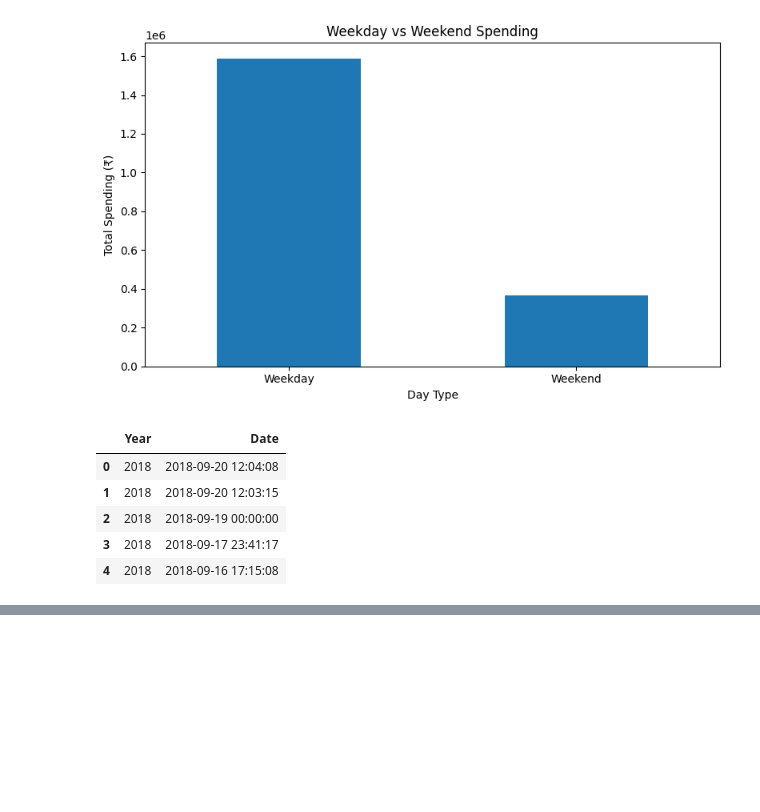
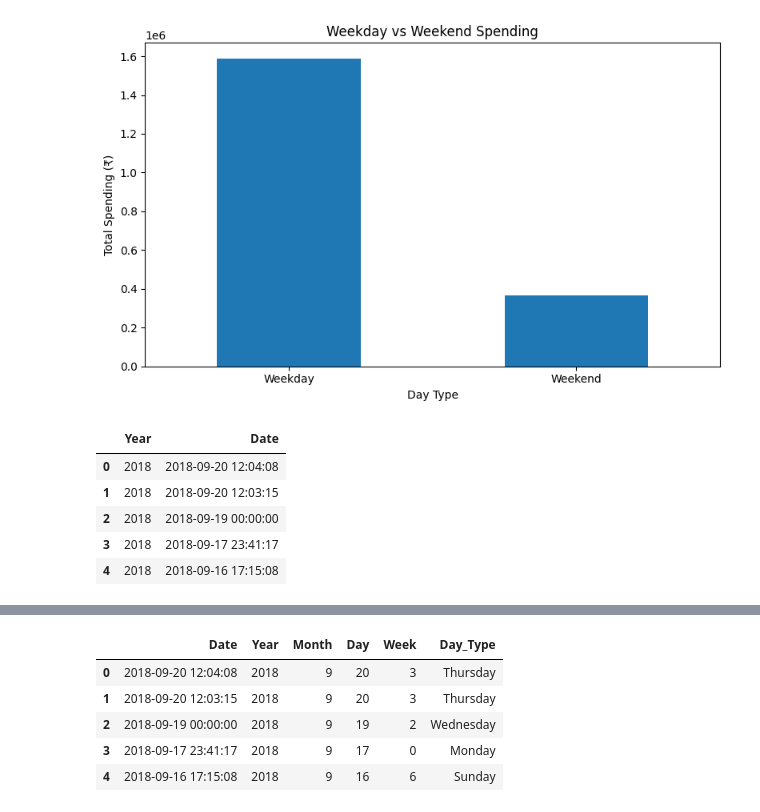
Before and after one commit to kailashchaudhary-p/Daily-Expense-Analyzer, a Jupyter notebook: Daily_Expense_Analyzer.ipynb, the cells around one changed output, grey strips where cells are left out. Cells and saved outputs as stored; diff of their text form; code cells hidden in the pictures; blank space fills up the shorter version.

```diff
--- a/Daily_Expense_Analyzer.ipynb
+++ b/Daily_Expense_Analyzer.ipynb
@@ -588,3 +588,5 @@ expense_df[['Year','Date']].head()
 | 2 | 2018 | 2018-09-19 00:00:00 |
 | 3 | 2018 | 2018-09-17 23:41:17 |
 | 4 | 2018 | 2018-09-16 17:15:08 |
+# %%
+expense_df['Month']= expense_df["Date"].dt.month
@@ -590,0 +602,2 @@ expense_df[['Year','Date']].head()
+# %%
+expense_df['Day']=expense_df['Date'].dt.day
@@ -590,0 +613,2 @@ expense_df[['Year','Date']].head()
+# %%
+expense_df['Week']=expense_df['Date'].dt.day_of_week
@@ -590,0 +624,11 @@ expense_df[['Year','Date']].head()
+# %%
+expense_df['Day_Type']=expense_df['Date'].dt.day_name()
+# %%
+expense_df[['Date','Year','Month','Day','Week','Day_Type']].head()
+# %% [output]
+|  | Date | Year | Month | Day | Week | Day_Type |
+| 0 | 2018-09-20 12:04:08 | 2018 | 9 | 20 | 3 | Thursday |
+| 1 | 2018-09-20 12:03:15 | 2018 | 9 | 20 | 3 | Thursday |
+| 2 | 2018-09-19 00:00:00 | 2018 | 9 | 19 | 2 | Wednesday |
+| 3 | 2018-09-17 23:41:17 | 2018 | 9 | 17 | 0 | Monday |
+| 4 | 2018-09-16 17:15:08 | 2018 | 9 | 16 | 6 | Sunday |
```
Also changed, not shown: parts of 3 cells of this notebook.
